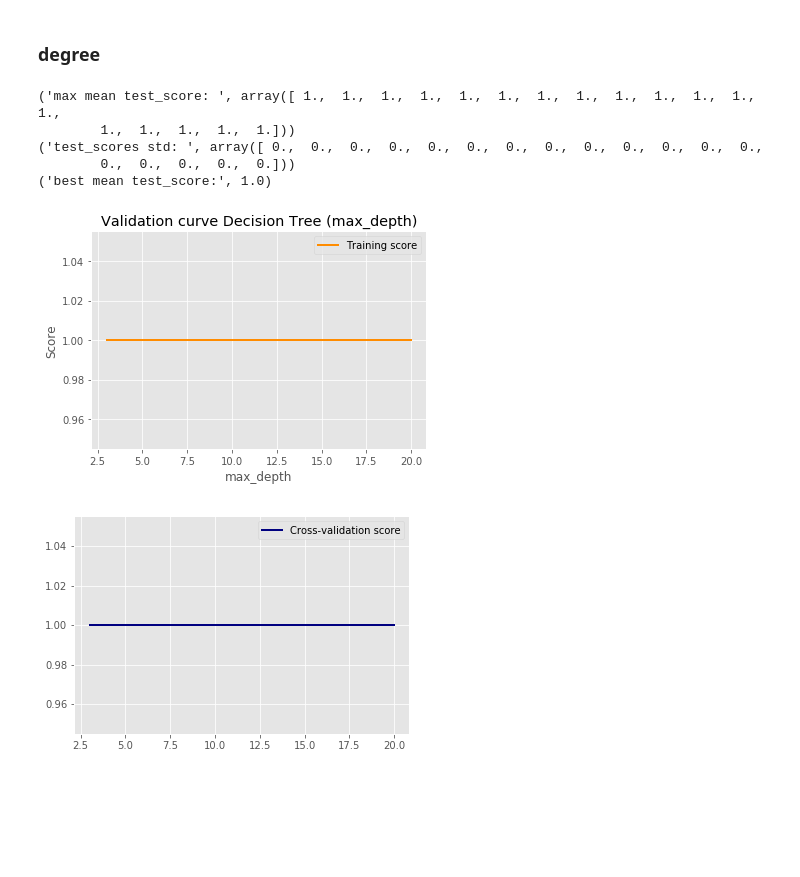
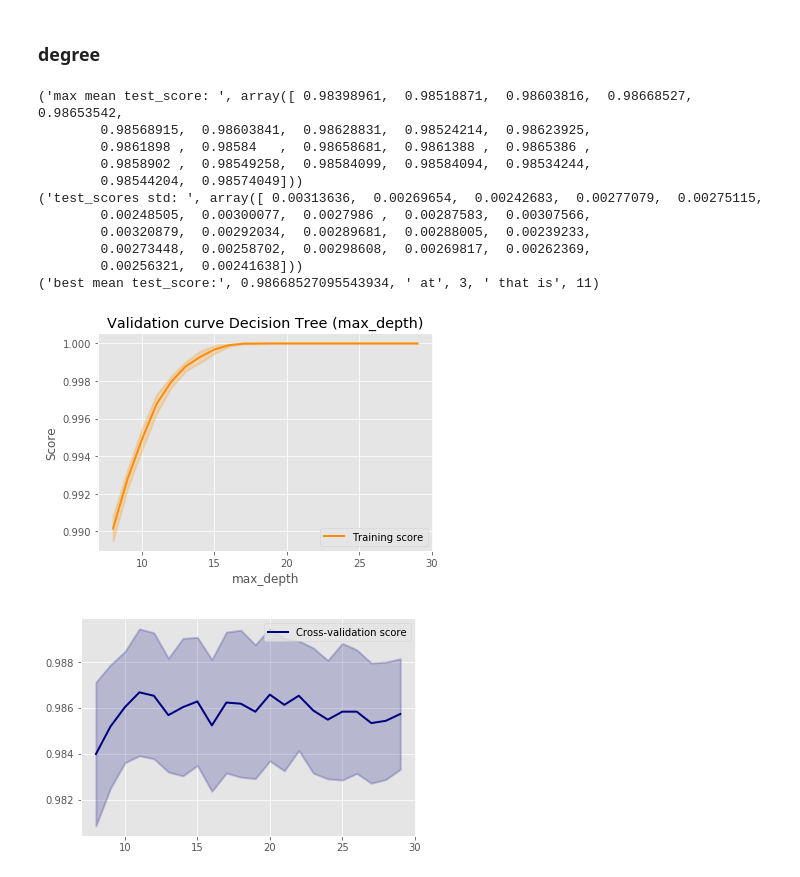
Before and after one commit to jennyzeng/Minecraft-AI, a Jupyter notebook: TraditionalML.ipynb, the cells around one changed output. Cells and saved outputs as stored; diff of their text form; code cells hidden in the pictures; blank space fills up the shorter version.

```diff
--- a/TraditionalML.ipynb
+++ b/TraditionalML.ipynb
@@ -24,14 +37,15 @@ Xtr, Ytr = X, Y
 ## helper functions
 # %%
 # show degree change cross validation curve
-def plot_validation_curve_lin(train_scores, test_scores, title, xlabel):
+def plot_validation_curve_lin(train_scores, test_scores, title, xlabel,param_range):
     train_scores_mean = np.mean(train_scores, axis=1)
     train_scores_std = np.std(train_scores, axis=1)
     test_scores_mean = np.mean(test_scores, axis=1)
     test_scores_std = np.std(test_scores, axis=1)
     print("max mean test_score: ", test_scores_mean)
     print("test_scores std: ", test_scores_std)
-    print("best mean test_score:", max(test_scores_mean))
+    maxIndex = np.argmax(test_scores_mean)
+    print("best mean test_score:", max(test_scores_mean)," at", maxIndex, " that is", param_range[maxIndex])
     plt.title(title)
     plt.xlabel(xlabel)
     plt.ylabel("Score")
@@ -156,17 +170,23 @@ def plot_learning_curve(estimator, title, X, y, ylim=None, cv=None,
 # %% [markdown]
 ### degree
 # %%
-param_range =np.arange(3,21)
+param_range =np.arange(8,30)
 train_scores, test_scores = validation_curve(
     tree.DecisionTreeClassifier(), Xtr, Ytr, param_name="max_depth", param_range=param_range,
     cv=10, scoring=make_scorer(roc_auc_score), n_jobs=3)
 # %%
-plot_validation_curve_lin(train_scores, test_scores, "Validation curve Decision Tree (max_depth)", "max_depth")
+plot_validation_curve_lin(train_scores, test_scores, "Validation curve Decision Tree (max_depth)", "max_depth",param_range)
 # %% [output]
-('max mean test_score: ', array([ 1.,  1.,  1.,  1.,  1.,  1.,  1.,  1.,  1.,  1.,  1.,  1.,  1.,
-        1.,  1.,  1.,  1.,  1.]))
-('test_scores std: ', array([ 0.,  0.,  0.,  0.,  0.,  0.,  0.,  0.,  0.,  0.,  0.,  0.,  0.,
-        0.,  0.,  0.,  0.,  0.]))
-('best mean test_score:', 1.0)
+('max mean test_score: ', array([ 0.98398961,  0.98518871,  0.98603816,  0.98668527,  0.98653542,
+        0.98568915,  0.98603841,  0.98628831,  0.98524214,  0.98623925,
+        0.9861898 ,  0.98584   ,  0.98658681,  0.9861388 ,  0.9865386 ,
+        0.9858902 ,  0.98549258,  0.98584099,  0.98584094,  0.98534244,
+        0.98544204,  0.98574049]))
+('test_scores std: ', array([ 0.00313636,  0.00269654,  0.00242683,  0.00277079,  0.00275115,
+        0.00248505,  0.00300077,  0.0027986 ,  0.00287583,  0.00307566,
+        0.00320879,  0.00292034,  0.00289681,  0.00288005,  0.00239233,
+        0.00273448,  0.00258702,  0.00298608,  0.00269817,  0.00262369,
+        0.00256321,  0.00241638]))
+('best mean test_score:', 0.98668527095543934, ' at', 3, ' that is', 11)
-[figure, old version]
+[figure, new version]
-[figure, old version]
+[figure, new version]
```
Also changed, not shown: parts of 3 cells of this notebook, 2 other files.
